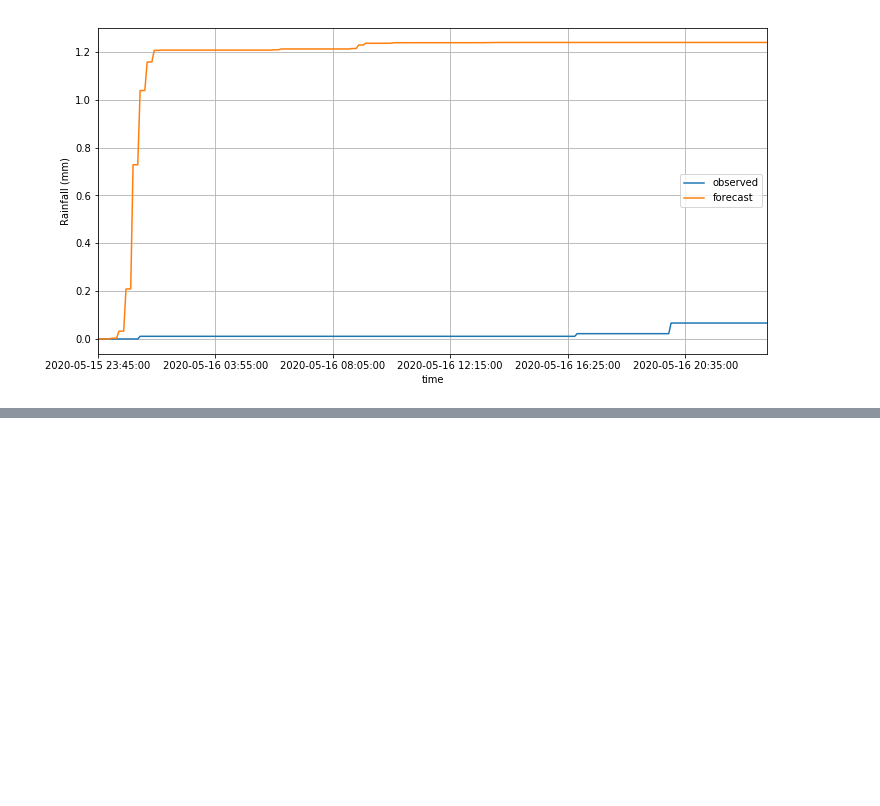
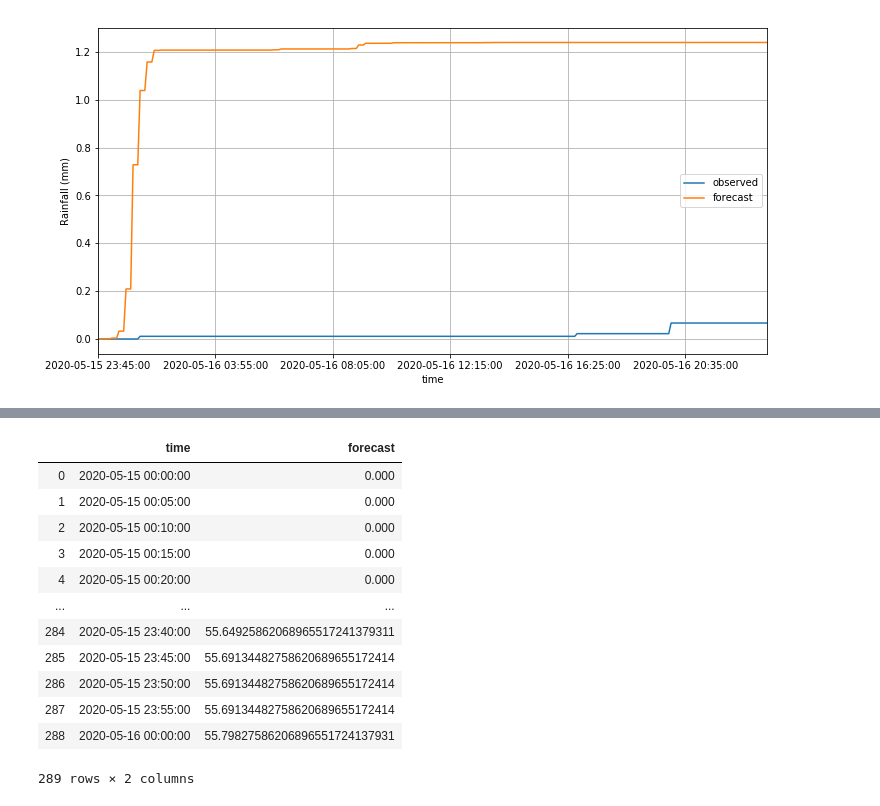
Before and after one commit to CUrW-SL/DSS-Framework, a Jupyter notebook: jupyter_notebooks/Accuracy test/wrf/wrf_accuracy.ipynb, the cells around one changed output, grey strips where cells are left out. Saved outputs shown, nothing was run; the diff lists cells and outputs as text; code cells hidden in the pictures; blank space fills up the shorter version.

```diff
--- a/jupyter_notebooks/Accuracy test/wrf/wrf_accuracy.ipynb
+++ b/jupyter_notebooks/Accuracy test/wrf/wrf_accuracy.ipynb
@@ -444,3 +446,9 @@ plot_df.plot(x='time', y=['observed','forecast'], kind='line', figsize=(12,6), g
 # %% [output]
 Text(0,0.5,'Rainfall (mm)')
 [figure]
+# %%
+fcst_connection = pymysql.connect(host=HOST, user=USER, password=PASSWORD, db=FCST_DB,
+                                      cursorclass=pymysql.cursors.DictCursor)
+obs_connection = pymysql.connect(host=HOST, user=USER, password=PASSWORD, db=OBS_DB,
+                                     cursorclass=pymysql.cursors.DictCursor)
+shape_file = os.path.join(RESOURCE_PATH, 'Kalani_basin_hec_wgs/Kalani_basin_hec_wgs.shp')
@@ -446,0 +479,3 @@ Text(0,0.5,'Rainfall (mm)')
+# %%
+fcst_19_cum_mean_df = get_fcst_cum_mean_df(fcst_connection, shape_file, 'dwrf_gfs_d1_18', 19, '2020-05-15 00:00:00', '2020-05-16 00:00:00')
+fcst_19_cum_mean_df
@@ -446,0 +499,17 @@ Text(0,0.5,'Rainfall (mm)')
+# %%
+fcst_19_df = pd.DataFrame({'time': fcst_19_cum_mean_df.index, 'forecast': fcst_19_cum_mean_df.values})
+fcst_19_df
+# %% [output]
+|  | time | forecast |
+| 0 | 2020-05-15 00:00:00 | 0.000 |
+| 1 | 2020-05-15 00:05:00 | 0.000 |
+| 2 | 2020-05-15 00:10:00 | 0.000 |
+| 3 | 2020-05-15 00:15:00 | 0.000 |
+| 4 | 2020-05-15 00:20:00 | 0.000 |
+| ... | ... | ... |
+| 284 | 2020-05-15 23:40:00 | 55.64925862068965517241379311 |
+| 285 | 2020-05-15 23:45:00 | 55.69134482758620689655172414 |
+| 286 | 2020-05-15 23:50:00 | 55.69134482758620689655172414 |
+| 287 | 2020-05-15 23:55:00 | 55.69134482758620689655172414 |
+| 288 | 2020-05-16 00:00:00 | 55.79827586206896551724137931 |
+289 rows × 2 columns
```
Also changed, not shown: parts of 26 cells of this notebook, 2 other files.
